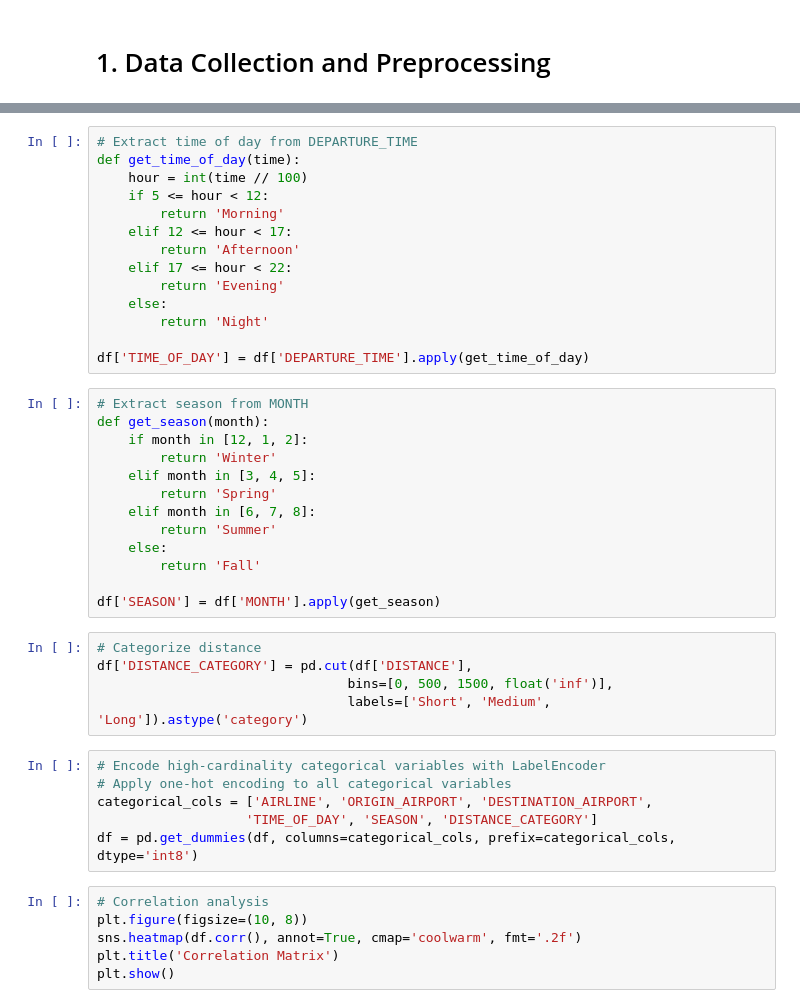
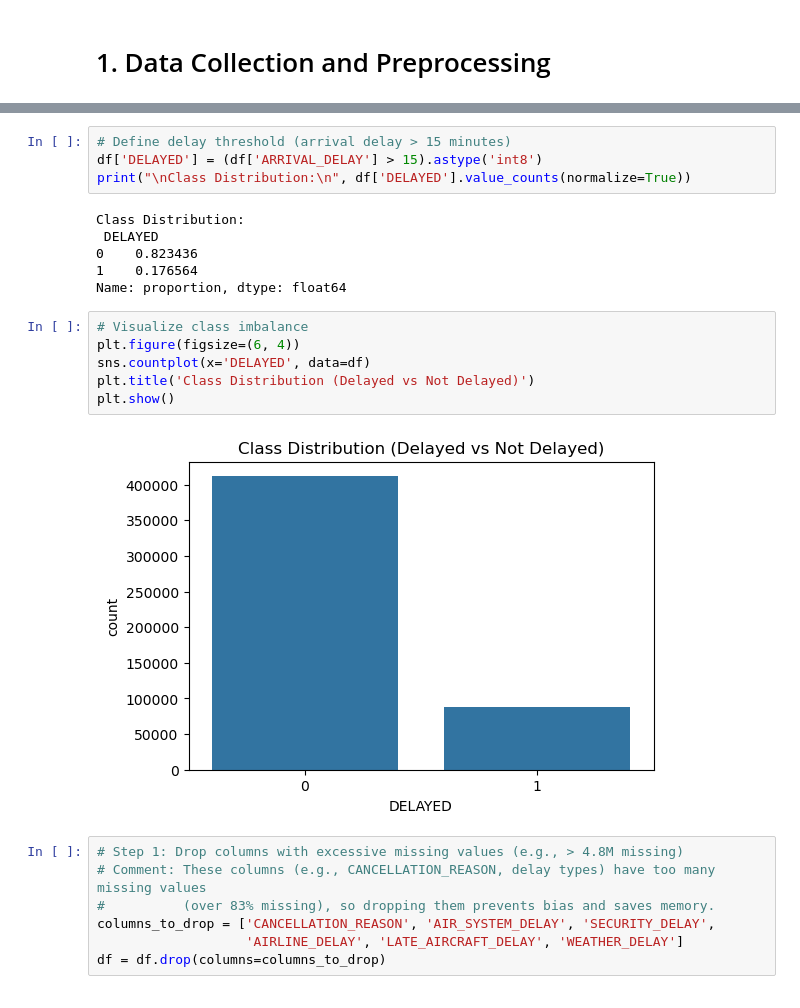
Before and after one commit to IbrahimBajwa313/Data-Science, a Jupyter notebook: FlightDelayPrediction.ipynb, the cells around one changed output, grey strips where cells are left out. Cells and saved outputs as stored; diff of their text form.

```diff
--- a/FlightDelayPrediction.ipynb
+++ b/FlightDelayPrediction.ipynb
@@ -112,44 +75,25 @@ df = df.dropna()
-# %%
-# Extract time of day from DEPARTURE_TIME
-def get_time_of_day(time):
-    hour = int(time // 100)
-    if 5 <= hour < 12:
-        return 'Morning'
-    elif 12 <= hour < 17:
-        return 'Afternoon'
-    elif 17 <= hour < 22:
-        return 'Evening'
-    else:
-        return 'Night'
-
-df['TIME_OF_DAY'] = df['DEPARTURE_TIME'].apply(get_time_of_day)
-# %%
-# Extract season from MONTH
-def get_season(month):
-    if month in [12, 1, 2]:
-        return 'Winter'
-    elif month in [3, 4, 5]:
-        return 'Spring'
-    elif month in [6, 7, 8]:
-        return 'Summer'
-    else:
-        return 'Fall'
-
-df['SEASON'] = df['MONTH'].apply(get_season)
-# %%
-# Categorize distance
-df['DISTANCE_CATEGORY'] = pd.cut(df['DISTANCE'],
-                                bins=[0, 500, 1500, float('inf')],
-                                labels=['Short', 'Medium', 'Long']).astype('category')
-# %%
-# Encode high-cardinality categorical variables with LabelEncoder
-# Apply one-hot encoding to all categorical variables
-categorical_cols = ['AIRLINE', 'ORIGIN_AIRPORT', 'DESTINATION_AIRPORT',
-                   'TIME_OF_DAY', 'SEASON', 'DISTANCE_CATEGORY']
-df = pd.get_dummies(df, columns=categorical_cols, prefix=categorical_cols, dtype='int8')
-# %%
-# Correlation analysis
-plt.figure(figsize=(10, 8))
-sns.heatmap(df.corr(), annot=True, cmap='coolwarm', fmt='.2f')
-plt.title('Correlation Matrix')
-plt.show()
+# %%
+# Define delay threshold (arrival delay > 15 minutes)
+df['DELAYED'] = (df['ARRIVAL_DELAY'] > 15).astype('int8')
+print("\nClass Distribution:\n", df['DELAYED'].value_counts(normalize=True))
+# %% [output]
+Class Distribution:
+ DELAYED
+0    0.823436
+1    0.176564
+Name: proportion, dtype: float64
+# %%
+# Visualize class imbalance
+plt.figure(figsize=(6, 4))
+sns.countplot(x='DELAYED', data=df)
+plt.title('Class Distribution (Delayed vs Not Delayed)')
+plt.show()
+# %% [output]
+[figure, added]
+# %%
+# Step 1: Drop columns with excessive missing values (e.g., > 4.8M missing)
+# Comment: These columns (e.g., CANCELLATION_REASON, delay types) have too many missing values
+#          (over 83% missing), so dropping them prevents bias and saves memory.
+columns_to_drop = ['CANCELLATION_REASON', 'AIR_SYSTEM_DELAY', 'SECURITY_DELAY',
+                   'AIRLINE_DELAY', 'LATE_AIRCRAFT_DELAY', 'WEATHER_DELAY']
+df = df.drop(columns=columns_to_drop)
```
Also changed, not shown: parts of 41 cells of this notebook.
